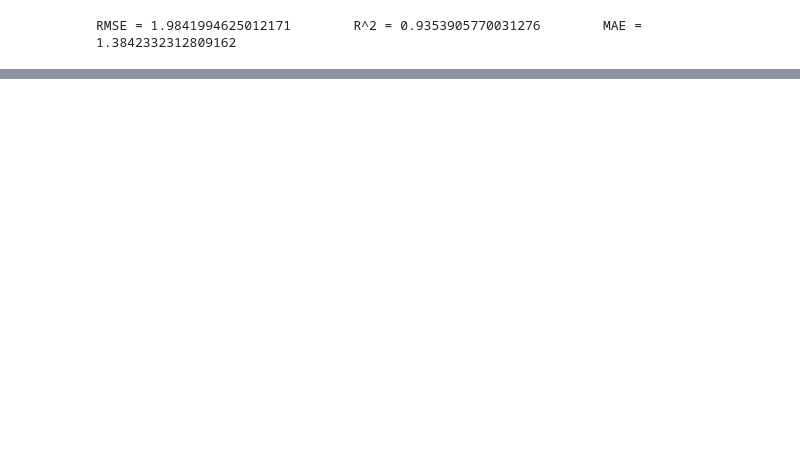
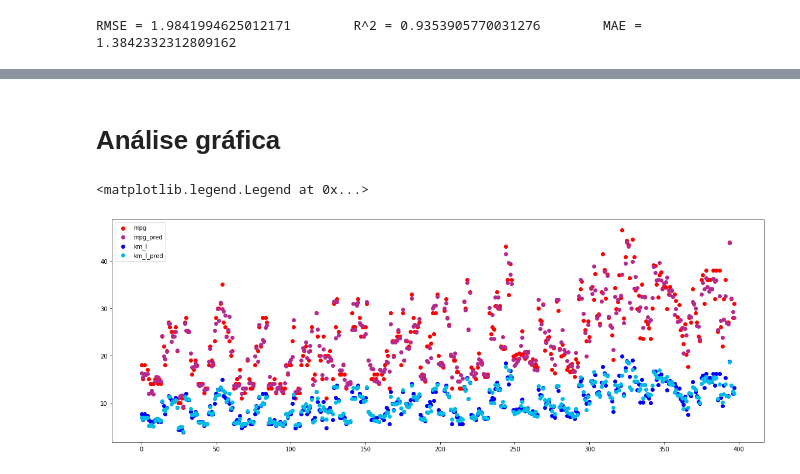
Before and after one commit to victorpecine/estudo_xgboost, a Jupyter notebook: mpg_xgboost.ipynb, the cells around one changed output, grey strips where cells are left out. Saved outputs shown, nothing was run; the diff lists cells and outputs as text; code cells hidden in the pictures; blank space fills up the shorter version.

Commit message:
analise grafica mpg_pred e km_l_pred

```diff
--- a/mpg_xgboost.ipynb
+++ b/mpg_xgboost.ipynb
@@ -157,0 +143,17 @@ df
+# %%
+reorder_columns = ['mpg',
+                   'km_l',
+                   'mpg_pred',
+                   'km_l_pred',
+                   'cylinders',
+                   'displacement',
+                   'horsepower',
+                   'weight',
+                   'acceleration',
+                   'model_year',
+                   'origin',
+                   'name']
+
+df = df.reindex(columns=reorder_columns, copy=True)
+
+df
@@ -157,0 +174,14 @@ df
+# %% [markdown]
+# Análise gráfica
+# %%
+plt.figure(figsize=(20, 7))
+
+plt.scatter(y=df['mpg'], x=df.index, color='#FF0000', label='mpg')
+plt.scatter(y=df['mpg_pred'], x=df.index, color='#B62A8F', label='mpg_pred')
+plt.scatter(y=df['km_l'], x=df.index, color='#0000FF', label='km_l')
+plt.scatter(y=df['km_l_pred'], x=df.index, color='#00BBE7', label='km_l_pred')
+
+plt.legend()
+# %% [output]
+<matplotlib.legend.Legend at 0x...>
+[figure, added]
```
Also changed, not shown: parts of 4 cells of this notebook.
